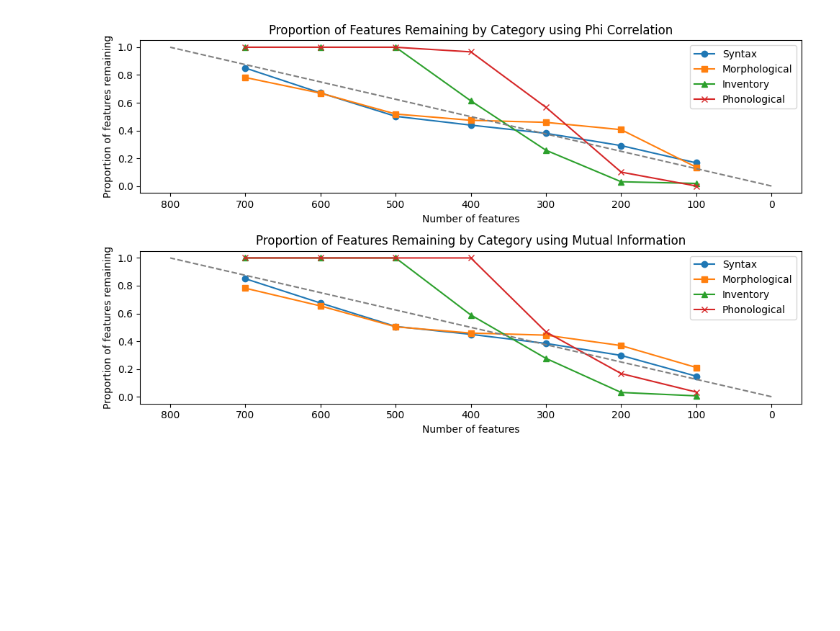
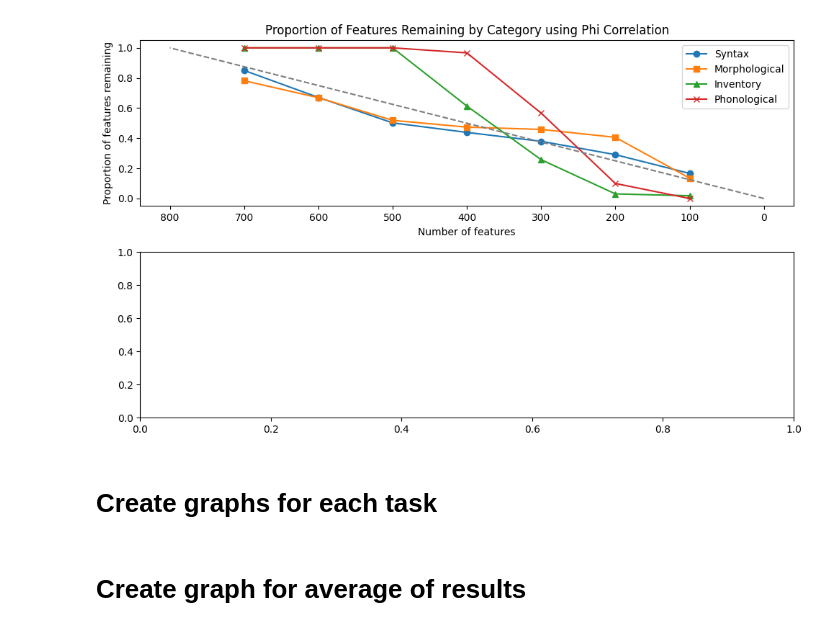
Before and after one commit to Swithord/URIELPlusOptimization, a Jupyter notebook: ant_selection_analysis.ipynb, the cells around one changed output. Cells and saved outputs as stored; diff of their text form; code cells hidden in the pictures; blank space fills up the shorter version.

```diff
--- a/ant_selection_analysis.ipynb
+++ b/ant_selection_analysis.ipynb
@@ -3 +1,4 @@
+# %%
+HUERISTICS = ['phi']            # Heuristic methods for feature selection
+NAMES = ['Phi Correlation']     # Names of the heuristic methods
 # %%
@@ -6,5 +19,5 @@ import matplotlib.pyplot as plt
 # %%
-def count_features(df: pd.DataFrame) -> tuple:
+def count_features(df: pd.DataFrame) -> tuple[int, int, int, int]:
     """
     Count the number of features in each category (syntactical, morphological, inventory, phonological) from the DataFrame.
 
@@ -14,12 +27,12 @@ def count_features(df: pd.DataFrame) -> tuple:
 
     Outputs
     -------
-    Number of syntactical features, number of morphological features, number of inventory features, number of phonological features
+    Number of syntactical features, number of morphological features, number of inventory features, number of phonological features as a tuple.
     """
-    n_syntax = 0
-    n_morphological = 0
-    n_inventory = 0
-    n_phonological = 0
+    n_syntax: int = 0
+    n_morphological: int = 0
+    n_inventory: int = 0
+    n_phonological: int = 0
 
     for feature in df.columns:
         if feature.startswith('S_'):
@@ -39,42 +52,42 @@ def count_features(df: pd.DataFrame) -> tuple:
 baseline: pd.DataFrame = pd.read_csv('./data/URIELPlus_Union.csv', index_col=0)
 base_syntax, base_morphological, base_inventory, base_phonological = count_features(baseline)
 # %%
-# Create Graphs
-hueristics = ['phi', 'mi']
-names = ['Phi Correlation', 'Mutual Information']
+fig, ax = plt.subplots(len(HUERISTICS)+1, figsize=(10, 6))
 
-fig, ax = plt.subplots(2, figsize=(10, 6))
-
-for i, hueristic in enumerate(hueristics):
+for i, hueristic in enumerate(HUERISTICS):
     features: dict[str, list[float]] = {
         'syntax': [],
         'morphological': [],
         'inventory': [],
         'phonological': []
     }
 
-    # Take the top k features for k = 100, 200, ..., 700
     for k in range(100, 701, 100):
         df: pd.DataFrame = pd.read_csv(f'selection_result/ant_{hueristic}_{k}.csv', index_col=0)
 
         n_syntax, n_morphological, n_inventory, n_phonological = count_features(df)
         features['syntax'].append(n_syntax / base_syntax)
         features['morphological'].append(n_morphological / base_morphological)
         features['inventory'].append(n_inventory / base_inventory)
         features['phonological'].append(n_phonological / base_phonological)
 
     ax[i].plot(range(100, 701, 100), features['syntax'], label='Syntax', marker='o')
     ax[i].plot(range(100, 701, 100), features['morphological'], label='Morphological', marker='s')
     ax[i].plot(range(100, 701, 100), features['inventory'], label='Inventory', marker='^')
     ax[i].plot(range(100, 701, 100), features['phonological'], label='Phonological', marker='x')
+
+    # Linear reference line for uniformly distributed features
     ax[i].plot([0, 800], [0, 1], '--', color='gray')
-    ax[i].set_title(f'Proportion of Features Remaining by Category using {names[i]}')
+
+    ax[i].set_title(f'Proportion of Features Remaining by Category using {NAMES[i]}')
     ax[i].set_xlabel('Number of features')
     ax[i].invert_xaxis()
     ax[i].set_ylabel('Proportion of features remaining')
     ax[i].legend()
 
 plt.tight_layout()
 plt.show()
 # %% [output]
-[figure, old version]
+[figure, new version]
+# %% [markdown]
+# Create graphs for each task
@@ -80,0 +151,2 @@ plt.show()
+# %% [markdown]
+# Create graph for average of results
```
Also changed, not shown: parts of 8 cells of this notebook, 10 other files.
